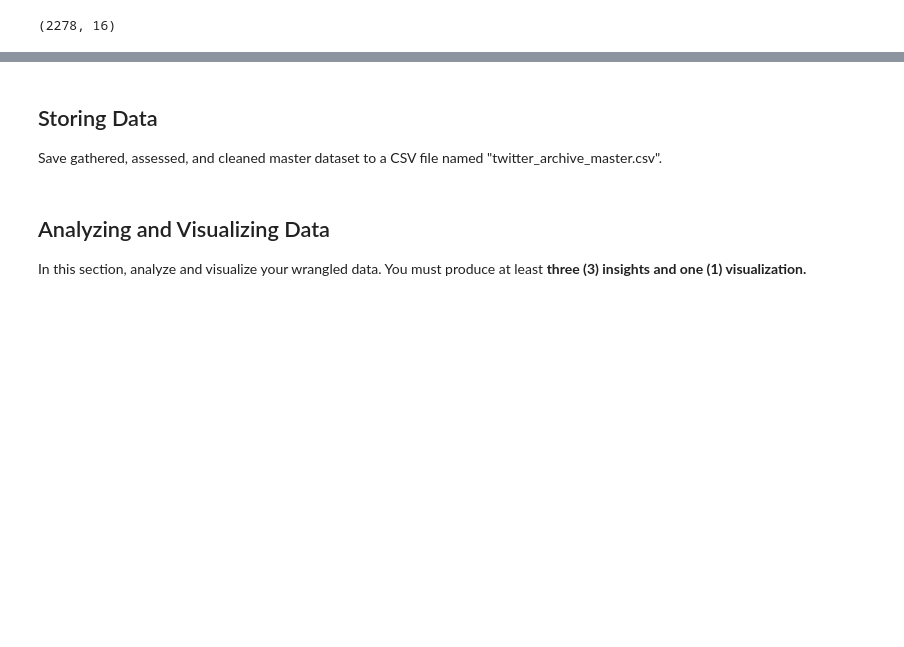
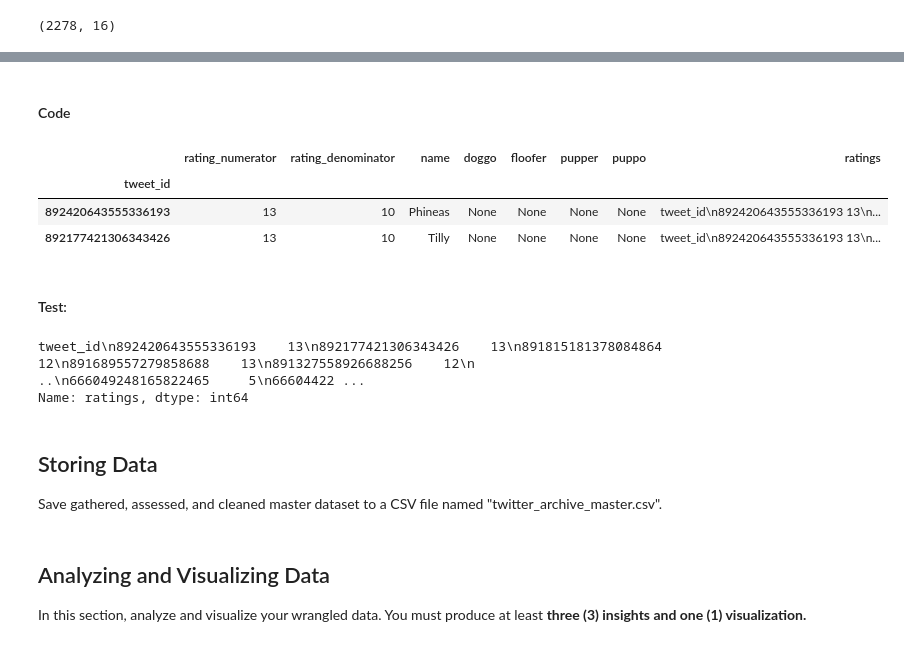
Before and after one commit to DrDev-Py/Udacity-Data-Wrangling, a Jupyter notebook: wrangle_act.ipynb, the cells around one changed output, grey strips where cells are left out. Saved outputs shown, nothing was run; the diff lists cells and outputs as text; code cells hidden in the pictures; blank space fills up the shorter version.

```diff
--- a/wrangle_act.ipynb
+++ b/wrangle_act.ipynb
@@ -507,0 +520,2 @@ tweet_data_copy.shape
+# %%
+tweet_data_copy = tweet_data_copy[tweet_data_copy.retweeted_status_id.isna()]
@@ -507,0 +541,2 @@ tweet_data_copy.shape
+# %%
+tweet_data_copy = tweet_data_copy[(tweet_data_copy.rating_numerator!=0)]
@@ -507,0 +559,2 @@ tweet_data_copy.shape
+# %%
+tweet_data_copy = tweet_data_copy[tweet_data_copy.rating_denominator==10]
@@ -507,0 +609,2 @@ tweet_data_copy.shape
+# %%
+tweet_data_copy = tweet_data_copy[['rating_numerator','rating_denominator','name','doggo','floofer','pupper','puppo']]
@@ -507,0 +651,9 @@ tweet_data_copy.shape
+# %% [markdown]
+#### Code
+# %%
+tweet_data_copy.head(2)
+# %% [output]
+|  | rating_numerator | rating_denominator | name | doggo | floofer | pupper | puppo | ratings |
+| tweet_id |  |  |  |  |  |  |  |  |
+| 892420643555336193 | 13 | 10 | Phineas | None | None | None | None | tweet_id\n892420643555336193 13\n... |
+| 892177421306343426 | 13 | 10 | Tilly | None | None | None | None | tweet_id\n892420643555336193 13\n... |
@@ -508,3 +664,10 @@ tweet_data_copy.shape
+# %% [markdown]
+#### Test:
+# %%
+tweet_data_copy.ratings.value_counts()
+# %% [output]
+tweet_id\n892420643555336193    13\n892177421306343426    13\n891815181378084864    12\n891689557279858688    13\n891327558926688256    12\n                      ..\n666049248165822465     5\n66604422 ...
+Name: ratings, dtype: int64
 # %% [markdown]
 ## Storing Data
 Save gathered, assessed, and cleaned master dataset to a CSV file named "twitter_archive_master.csv".
```
Also changed, not shown: parts of 50 cells of this notebook.
